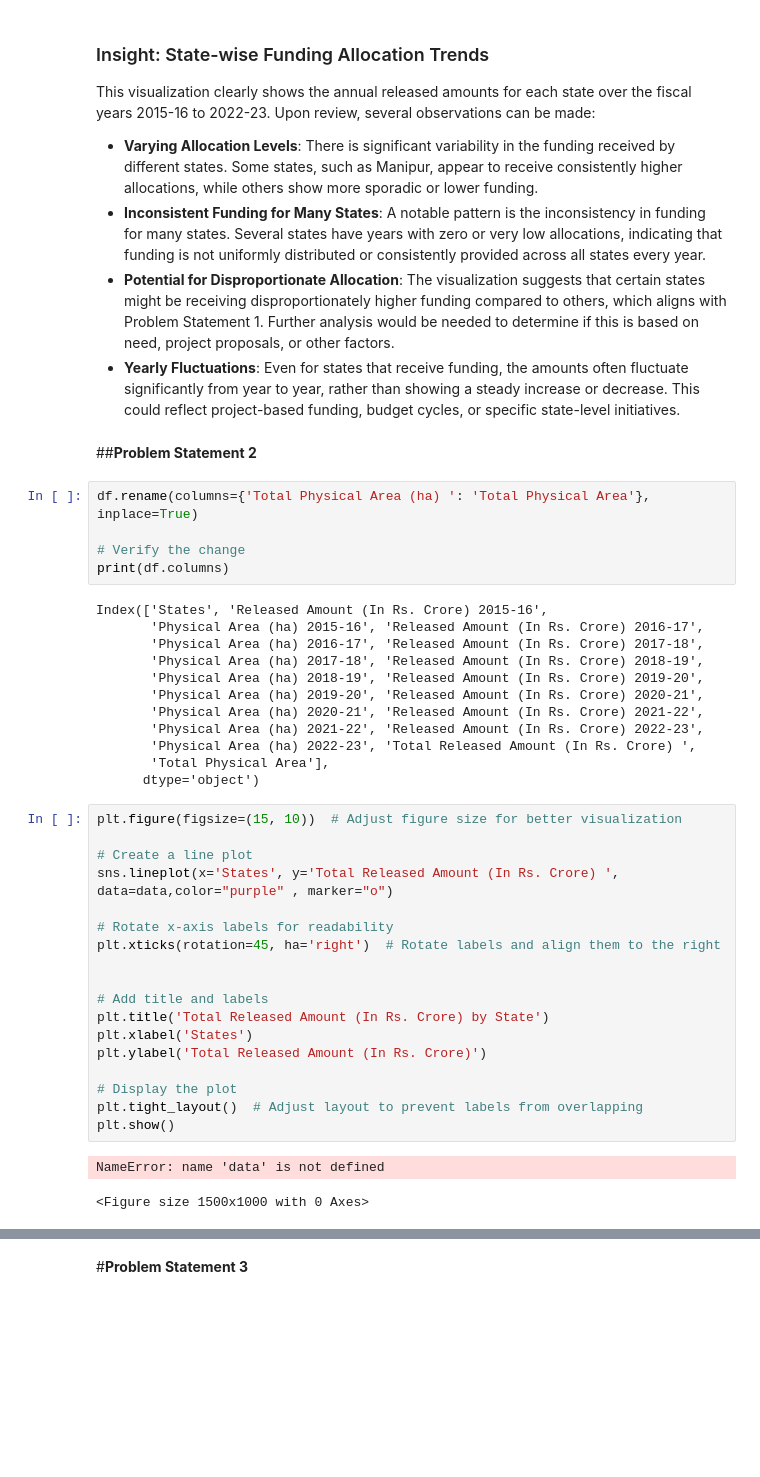
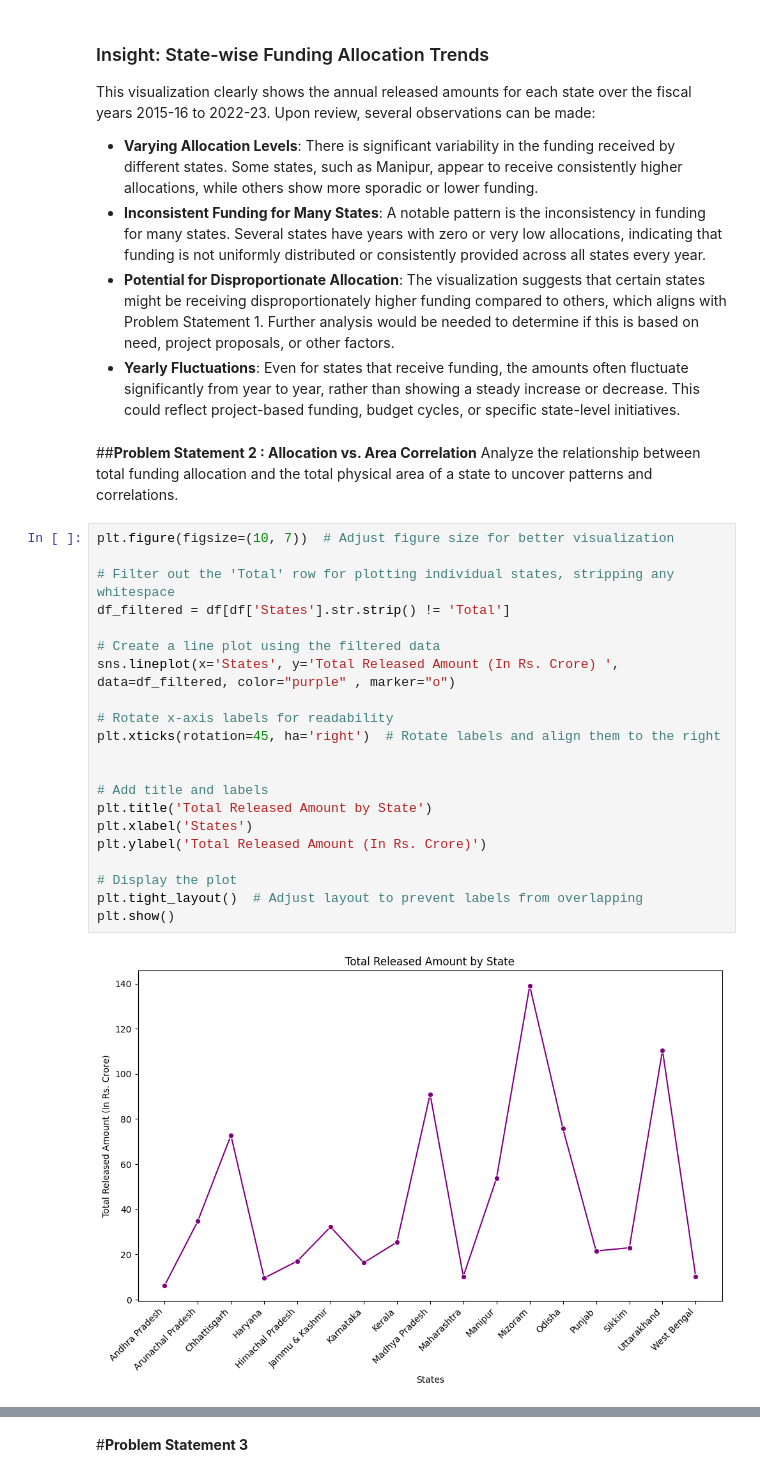
Before and after one commit to nexus9601/GIM-Data-Analysis, a Jupyter notebook: notebook/GIM_Trends_Data_Analysis.ipynb, the cells around one changed output, grey strips where cells are left out. Drawn from its saved outputs; the diff is of its cells as text; blank space fills up the shorter version.

Commit message:
Problem Statement 2 Updated
Worked on problem statement 2, visualized it, and updated the insights

```diff
--- a/notebook/GIM_Trends_Data_Analysis.ipynb
+++ b/notebook/GIM_Trends_Data_Analysis.ipynb
@@ -248,44 +250,30 @@ This visualization clearly shows the annual released amounts for each state over
 *   **Inconsistent Funding for Many States**: A notable pattern is the inconsistency in funding for many states. Several states have years with zero or very low allocations, indicating that funding is not uniformly distributed or consistently provided across all states every year.
 *   **Potential for Disproportionate Allocation**: The visualization suggests that certain states might be receiving disproportionately higher funding compared to others, which aligns with Problem Statement 1. Further analysis would be needed to determine if this is based on need, project proposals, or other factors.
 *   **Yearly Fluctuations**: Even for states that receive funding, the amounts often fluctuate significantly from year to year, rather than showing a steady increase or decrease. This could reflect project-based funding, budget cycles, or specific state-level initiatives.
-# %% [markdown]
-##**Problem Statement 2**
-# %%
-df.rename(columns={'Total Physical Area (ha) ': 'Total Physical Area'}, inplace=True)
-
-# Verify the change
-print(df.columns)
-# %% [output]
-Index(['States', 'Released Amount (In Rs. Crore) 2015-16',
-       'Physical Area (ha) 2015-16', 'Released Amount (In Rs. Crore) 2016-17',
-       'Physical Area (ha) 2016-17', 'Released Amount (In Rs. Crore) 2017-18',
-       'Physical Area (ha) 2017-18', 'Released Amount (In Rs. Crore) 2018-19',
-       'Physical Area (ha) 2018-19', 'Released Amount (In Rs. Crore) 2019-20',
-       'Physical Area (ha) 2019-20', 'Released Amount (In Rs. Crore) 2020-21',
-       'Physical Area (ha) 2020-21', 'Released Amount (In Rs. Crore) 2021-22',
-       'Physical Area (ha) 2021-22', 'Released Amount (In Rs. Crore) 2022-23',
-       'Physical Area (ha) 2022-23', 'Total Released Amount (In Rs. Crore) ',
-       'Total Physical Area'],
-      dtype='object')
+# %% [markdown]
+##**Problem Statement 2 : Allocation vs. Area Correlation**
+Analyze the relationship between total funding allocation and the total physical area of a state to uncover patterns and correlations.
 # %%
-plt.figure(figsize=(15, 10))  # Adjust figure size for better visualization
+plt.figure(figsize=(10, 7))  # Adjust figure size for better visualization
 
-# Create a line plot
-sns.lineplot(x='States', y='Total Released Amount (In Rs. Crore) ', data=data,color="purple" , marker="o")
+# Filter out the 'Total' row for plotting individual states, stripping any whitespace
+df_filtered = df[df['States'].str.strip() != 'Total']
+
+# Create a line plot using the filtered data
+sns.lineplot(x='States', y='Total Released Amount (In Rs. Crore) ', data=df_filtered, color="purple" , marker="o")
 
 # Rotate x-axis labels for readability
 plt.xticks(rotation=45, ha='right')  # Rotate labels and align them to the right
 
 
 # Add title and labels
-plt.title('Total Released Amount (In Rs. Crore) by State')
+plt.title('Total Released Amount by State')
 plt.xlabel('States')
 plt.ylabel('Total Released Amount (In Rs. Crore)')
 
 # Display the plot
 plt.tight_layout()  # Adjust layout to prevent labels from overlapping
 plt.show()
 # %% [output]
-NameError: name 'data' is not defined
-<Figure size 1500x1000 with 0 Axes>
+[figure, added]
 # %%
```
Also changed, not shown: parts of 7 cells of this notebook.
